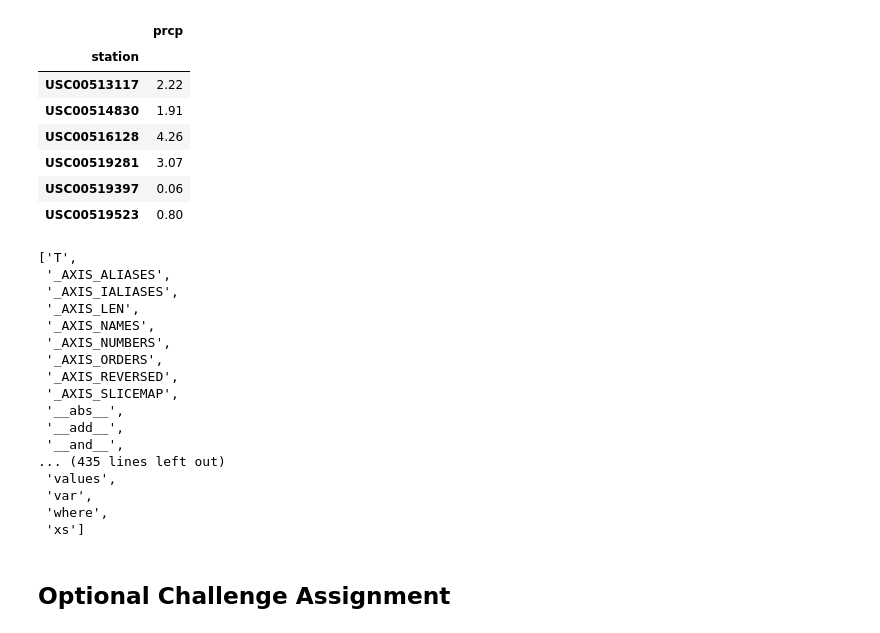
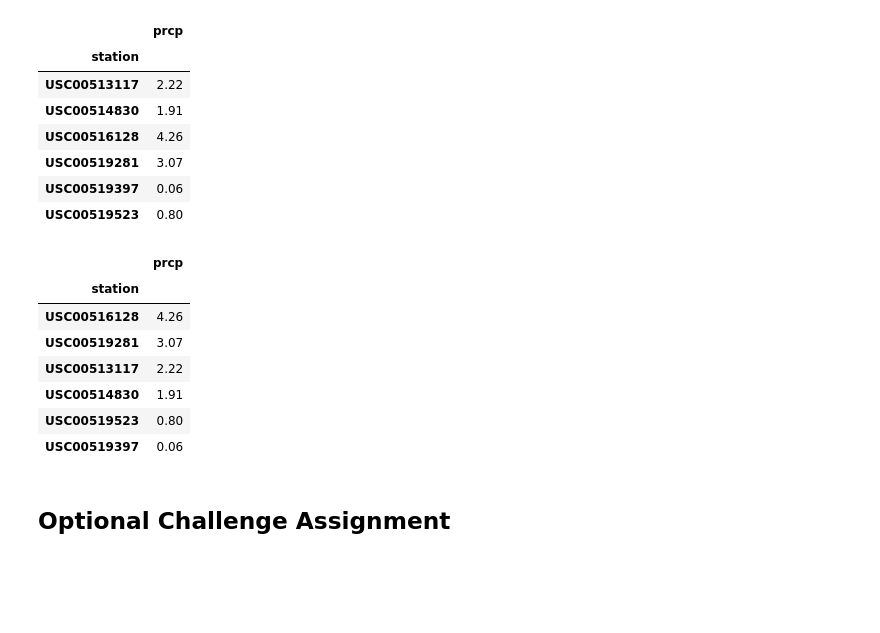
Before and after one commit to pikako77/HW10, a Jupyter notebook: climate_starter.ipynb, the cells around one changed output. Drawn from its saved outputs; the diff is of its cells as text; code cells hidden in the pictures; blank space fills up the shorter version.

```diff
--- a/climate_starter.ipynb
+++ b/climate_starter.ipynb
@@ -554,26 +554,17 @@ amount_precipitation_per_station
 | USC00519281 | 3.07 |
 | USC00519397 | 0.06 |
 | USC00519523 | 0.80 |
-# %%
-amount_precipitation_per_station
-# %% [output]
-['T',
- '_AXIS_ALIASES',
- '_AXIS_IALIASES',
- '_AXIS_LEN',
- '_AXIS_NAMES',
- '_AXIS_NUMBERS',
- '_AXIS_ORDERS',
- '_AXIS_REVERSED',
- '_AXIS_SLICEMAP',
- '__abs__',
- '__add__',
- '__and__',
-... (435 lines left out)
- 'values',
- 'var',
- 'where',
- 'xs']
+# %%
+amount_precipitation_per_station.sort_values(["prcp"],ascending=False)
+# %% [output]
+|  | prcp |
+| station |  |
+| USC00516128 | 4.26 |
+| USC00519281 | 3.07 |
+| USC00513117 | 2.22 |
+| USC00514830 | 1.91 |
+| USC00519523 | 0.80 |
+| USC00519397 | 0.06 |
 # %% [markdown]
 ## Optional Challenge Assignment
 # %%
```
Also changed, not shown: parts of 10 cells of this notebook, 2 other files.
